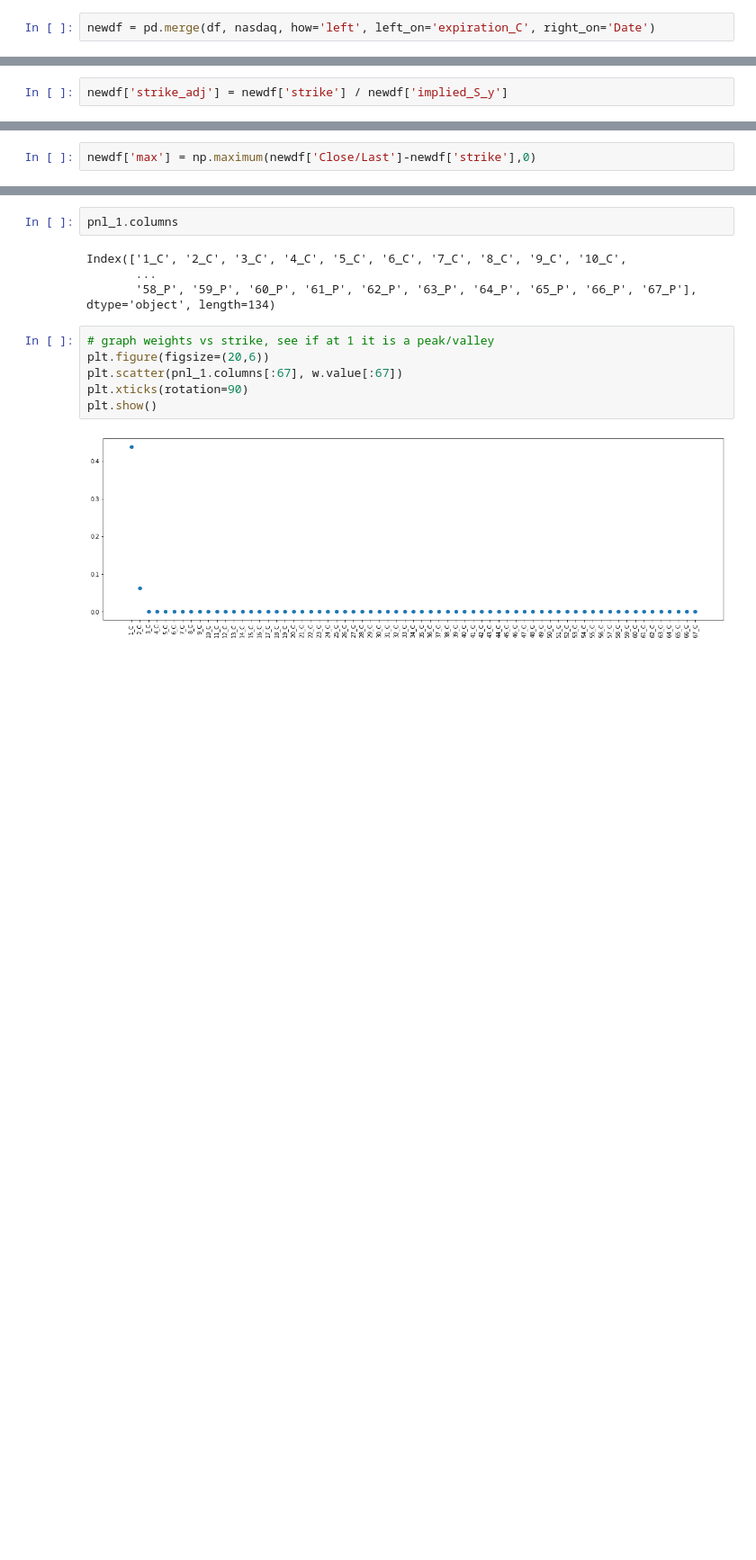
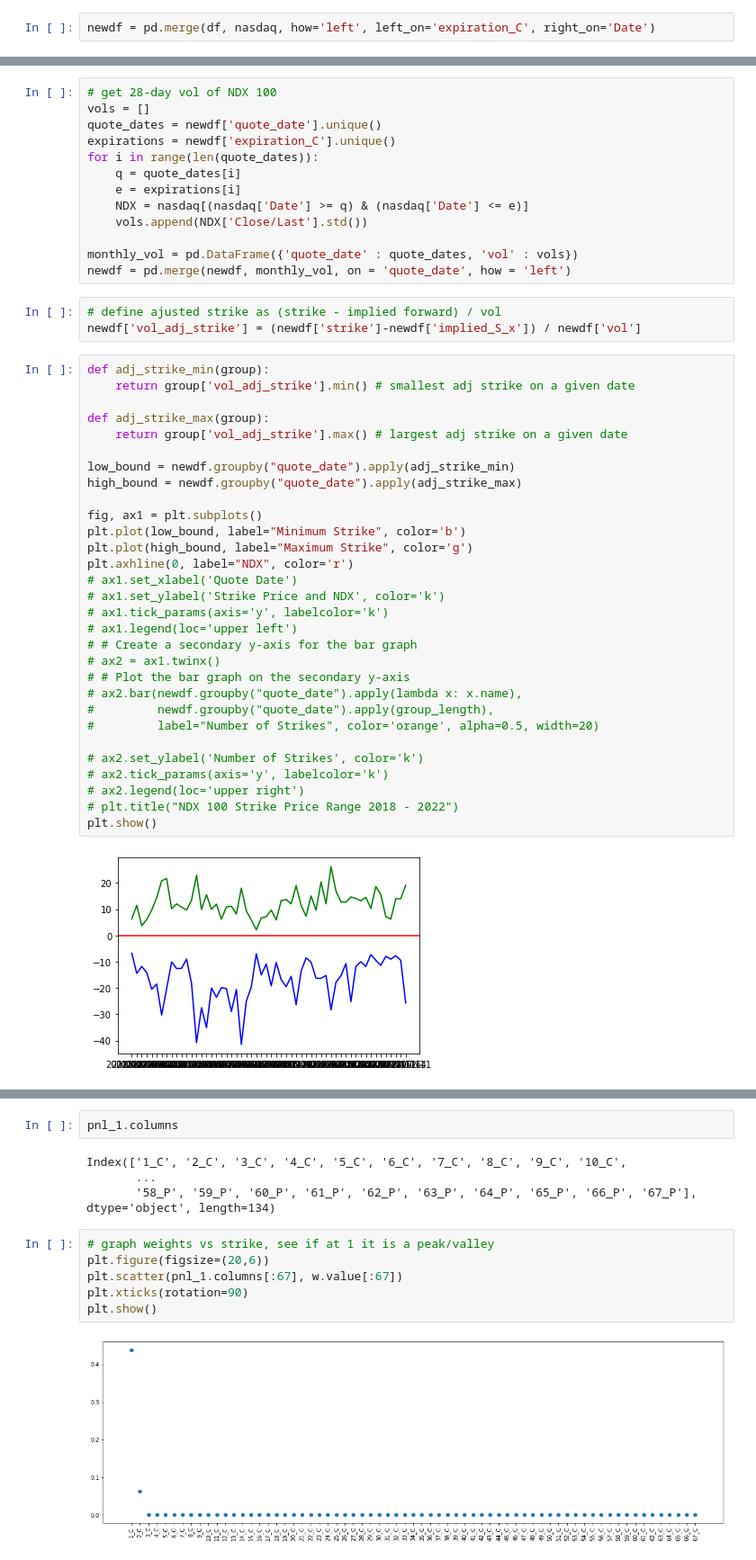
Before and after one commit to heethsur/WinterWorkshop2k24, a Jupyter notebook: Optimizer/option.ipynb, the cells around one changed output, grey strips where cells are left out. Shown at 90% size. Cells and saved outputs as stored; diff of their text form; blank space fills up the shorter version.

```diff
--- a/Optimizer/option.ipynb
+++ b/Optimizer/option.ipynb
@@ -48,2 +16,0 @@ newdf['expiration_C'].nunique()
-# %%
-newdf['strike_adj'] = newdf['strike'] / newdf['implied_S_y']
@@ -62,2 +16,0 @@ Name: strike_adj, dtype: float64
-# %%
-newdf['max'] = np.maximum(newdf['Close/Last']-newdf['strike'],0)
@@ -271,0 +31,48 @@ plt.show()
+# %%
+# get 28-day vol of NDX 100
+vols = []
+quote_dates = newdf['quote_date'].unique()
+expirations = newdf['expiration_C'].unique()
+for i in range(len(quote_dates)):
+    q = quote_dates[i]
+    e = expirations[i]
+    NDX = nasdaq[(nasdaq['Date'] >= q) & (nasdaq['Date'] <= e)]
+    vols.append(NDX['Close/Last'].std())
+
+monthly_vol = pd.DataFrame({'quote_date' : quote_dates, 'vol' : vols})
+newdf = pd.merge(newdf, monthly_vol, on = 'quote_date', how = 'left')
+# %%
+# define ajusted strike as (strike - implied forward) / vol
+newdf['vol_adj_strike'] = (newdf['strike']-newdf['implied_S_x']) / newdf['vol']
+# %%
+def adj_strike_min(group):
+    return group['vol_adj_strike'].min() # smallest adj strike on a given date
+
+def adj_strike_max(group):
+    return group['vol_adj_strike'].max() # largest adj strike on a given date
+
+low_bound = newdf.groupby("quote_date").apply(adj_strike_min)
+high_bound = newdf.groupby("quote_date").apply(adj_strike_max)
+
+fig, ax1 = plt.subplots()
+plt.plot(low_bound, label="Minimum Strike", color='b')
+plt.plot(high_bound, label="Maximum Strike", color='g')
+plt.axhline(0, label="NDX", color='r')
+# ax1.set_xlabel('Quote Date')
+# ax1.set_ylabel('Strike Price and NDX', color='k')
+# ax1.tick_params(axis='y', labelcolor='k')
+# ax1.legend(loc='upper left')
+# # Create a secondary y-axis for the bar graph
+# ax2 = ax1.twinx()
+# # Plot the bar graph on the secondary y-axis
+# ax2.bar(newdf.groupby("quote_date").apply(lambda x: x.name),
+#         newdf.groupby("quote_date").apply(group_length),
+#         label="Number of Strikes", color='orange', alpha=0.5, width=20)
+
+# ax2.set_ylabel('Number of Strikes', color='k')
+# ax2.tick_params(axis='y', labelcolor='k')
+# ax2.legend(loc='upper right')
+# plt.title("NDX 100 Strike Price Range 2018 - 2022")
+plt.show()
+# %% [output]
+[figure, added]
```
Also changed, not shown: parts of 66 cells of this notebook.
